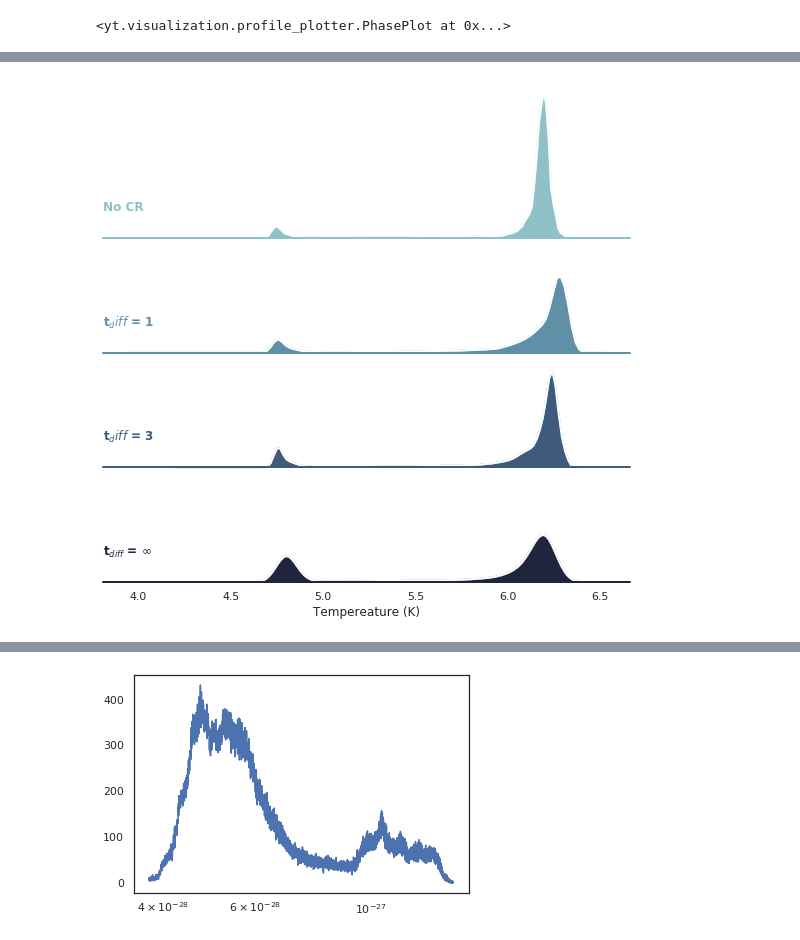
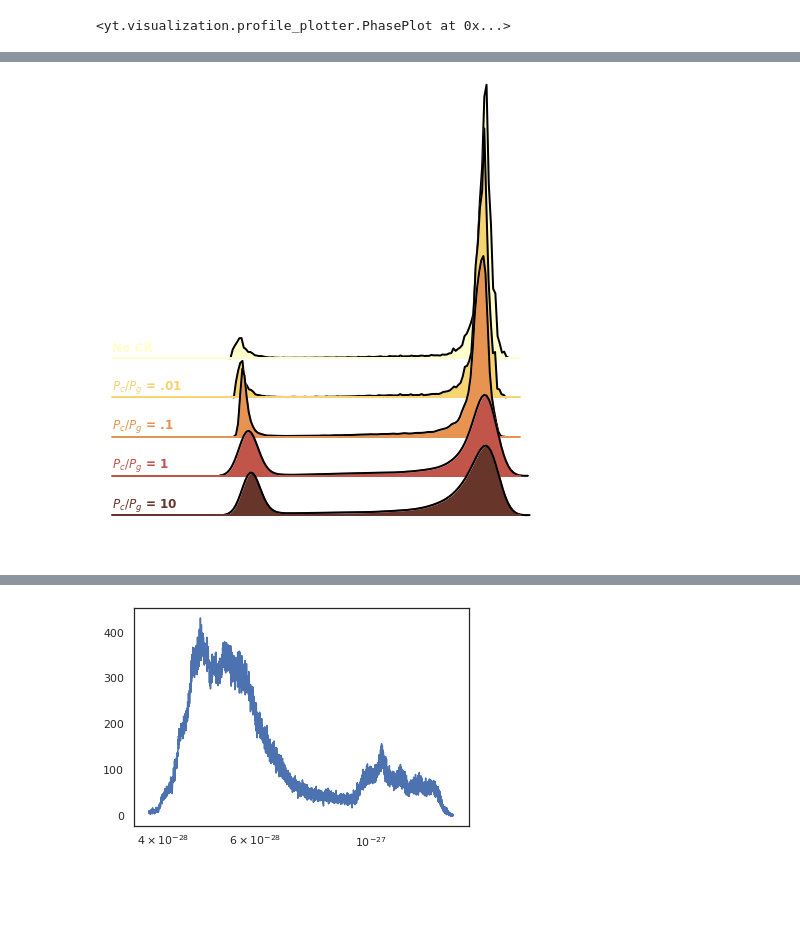
Before and after one commit to ibutsky/thermal_instabilities, a Jupyter notebook: analysis/test.ipynb, the cells around one changed output, grey strips where cells are left out. Cells and saved outputs as stored; diff of their text form; code cells hidden in the pictures; blank space fills up the shorter version.

Commit message:
adding density contrast plot and testing out clump finder

```diff
--- a/analysis/test.ipynb
+++ b/analysis/test.ipynb
@@ -341,17 +206,3 @@ yt : [INFO     ] 2020-01-10 14:10:21,874 Parameters: domain_right_edge         =
 yt : [INFO     ] 2020-01-10 14:10:21,875 Parameters: cosmological_simulation   = 0.0
 yt : [INFO     ] 2020-01-10 14:10:21,887 Gathering a field list (this may take a moment.)
 <yt.visualization.profile_plotter.PhasePlot at 0x...>
-# %%
-folder = '../../simulations/production'
-sim = 'isothermal'
-sim_list = ['%s_stream_1'%sim, '%s_stream_10'%sim, '%s_stream_25'%sim, '%s_tctf_0.3_beta_100.0_cr_1.0_stream_heat'%sim, '%s_stream_200'%sim]
-
-output = 75
-for sim_name in sim_list:
-    ds = ytf.load('%s/%s/DD%04d/DD%04d'%(folder, sim_name, output, output), load_cr = 1)
-    s = yt.SlicePlot(ds, 'y', ('gas', 'density'))
-    s.set_zlim(('gas', 'density'), 2e-28, 7e-27)
-    s.show()
-    s = yt.SlicePlot(ds, 'y', ('gas', 'cr_eta'))
-    s.set_zlim(('gas', 'cr_eta'), 0.1, 10.0)
-    s.show()
@@ -510,16 +221,21 @@ def label(x, color, label):
             ha="left", va="center", transform=ax.transAxes)
 
 
-def create_pdf_plot(x, y, num_cols, bw = 'scott', xlabel = 'x', height = 2, aspect = 4):
+def create_pdf_plot(x, y, num_cols, bw = 'scott', line_color = 'white',
+                    xlabel = 'x', height = 2, aspect = 4, cpal = None):
     df = pd.DataFrame(dict(x=x, y=y))
 
     # Initialize the FacetGrid object
-    pal = sns.cubehelix_palette(num_cols, rot=-.25, light=.7)
+    if cpal == None:
+        pal = sns.cubehelix_palette(num_cols+1, rot=-.25, light=.7)
+    else:
+        pal = cpal
+
     g = sns.FacetGrid(df, row="y", hue="y", aspect=aspect, height=height, palette=pal, )
 
     # Draw the densities in a few steps
     g.map(sns.kdeplot, "x", clip_on=False, shade=True, alpha=1, lw=1.5, bw=bw)
-    g.map(sns.kdeplot, "x", clip_on=False, color="w", lw=2, bw=bw)
+    g.map(sns.kdeplot, "x", clip_on=False, color=line_color, lw=2, bw=bw)
     g.map(plt.axhline, y=0, lw=2, clip_on=False)
 
     g.map(label, "x")
@@ -586,7 +293,20 @@ yt : [INFO     ] 2020-01-10 13:15:26,881 Gathering a field list (this may take a
-# %%
-g = create_pdf_plot(x, y, len(sim_list), xlabel = 'Temperature (K)')
-ax = g.axes
-ax[3][0].set_xlabel('Tempereature (K)')
-plt.show()
-# %% [output]
-[figure, removed]
+# %%
+#plt.style.use('dark_background')
+import yt_functions as ytf
+sim_list = ['isocool_tctf_0.3_beta_100.0', 'isocool_tctf_0.3_beta_100.0_cr_0.01', \
+            'isocool_tctf_0.3_beta_100.0_cr_0.1', 'isocool_tctf_0.3_beta_100.0_cr_1.0',\
+            'isocool_tctf_0.3_beta_100.0_cr_10.0']
+label_list = ['No CR', '$P_c/P_g$ = .01', '$P_c/P_g$ = .1', '$P_c/P_g$ = 1', '$P_c/P_g$ = 10']
+
+#label_list = sim_list
+cpal = palettable.scientific.sequential.LaJolla_6.mpl_colors
+x_tu, y_tu = format_data_for_pdf('temperature', 50, sim_list, label_list)
+g = create_pdf_plot(x_tu, y_tu, len(sim_list), cpal = cpal, line_color = 'black', height = 0.8, aspect = 8)
+ax = g.axes
+ax[-1][0].set_xlabel('Log Tempereature (K)', color = 'white')
+ax[-1][0].tick_params(axis='x', colors='white')
+g.set(xlim = (4, 6.4))
+g.set(ylim = (0, 2))
+
+plt.savefig('temperature_unweighted_50.png', dpi = 300)
+# %% [output]
@@ -592,0 +330 @@ plt.show()
+[figure, added]
```
Also changed, not shown: parts of 28 cells of this notebook, 10 other files.
